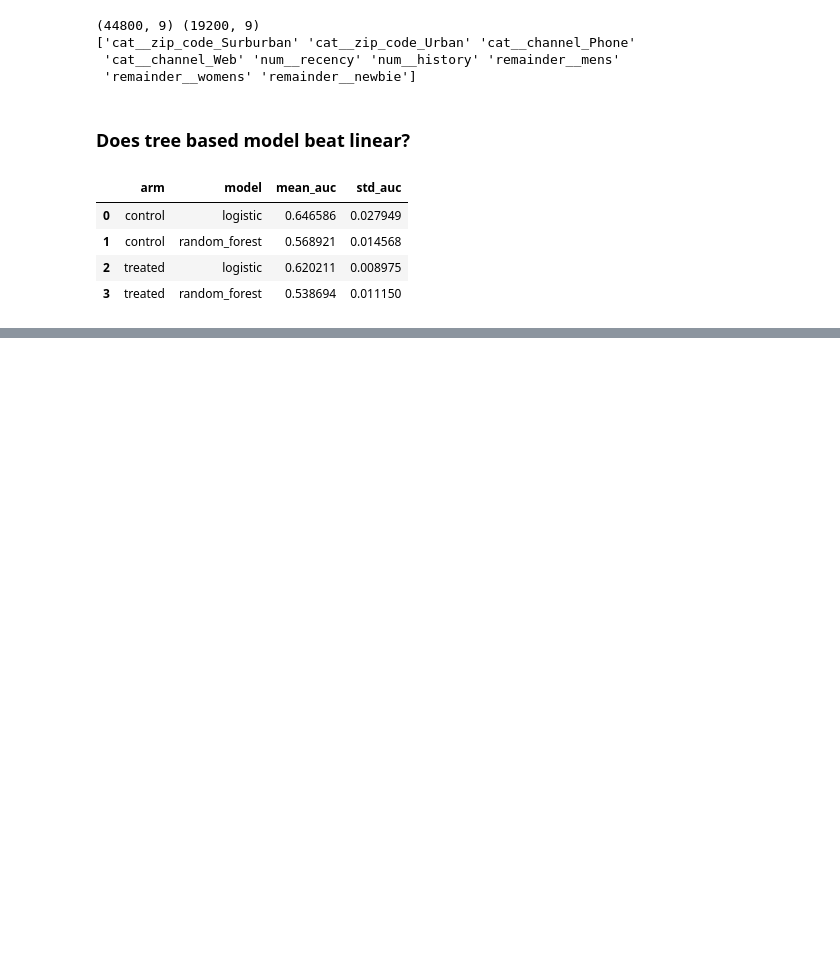
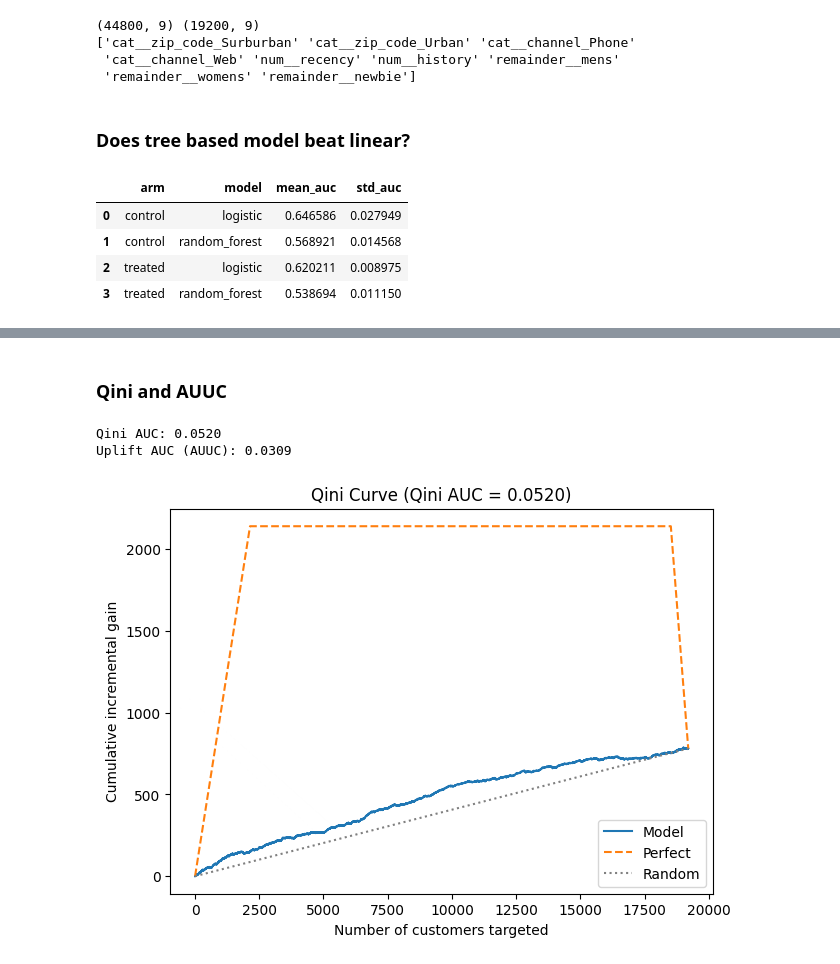
Before and after one commit to ChunLiuNY/hillstrom-uplift-model, a Jupyter notebook: uplift_modeling.ipynb, the cells around one changed output, grey strips where cells are left out. Cells and saved outputs as stored; diff of their text form; code cells hidden in the pictures; blank space fills up the shorter version.

Commit message:
uplift modeling code

```diff
--- a/uplift_modeling.ipynb
+++ b/uplift_modeling.ipynb
@@ -436,0 +464,8 @@ pd.DataFrame(results)
+# %%
+# score every test-set customer with BOTH arm models
+mu1_test = models['treated'].predict_proba(X_test)[:, 1]
+mu0_test = models['control'].predict_proba(X_test)[:, 1]
+
+uplift_test = mu1_test - mu0_test
+
+pd.Series(uplift_test).describe()
@@ -436,0 +482,30 @@ pd.DataFrame(results)
+# %% [markdown]
+### Qini and AUUC
+# %%
+from sklift.metrics import qini_auc_score, uplift_auc_score, qini_curve, perfect_qini_curve
+import matplotlib.pyplot as plt
+
+# scores
+qini_score = qini_auc_score(y_true=y_test, uplift=uplift_test, treatment=treatment_test)
+auuc_score = uplift_auc_score(y_true=y_test, uplift=uplift_test, treatment=treatment_test)
+
+print(f"Qini AUC: {qini_score:.4f}")
+print(f"Uplift AUC (AUUC): {auuc_score:.4f}")
+
+# curve data (avoids sklift.viz, which is broken under this sklearn version)
+x_qini, y_qini = qini_curve(y_true=y_test, uplift=uplift_test, treatment=treatment_test)
+x_perfect, y_perfect = perfect_qini_curve(y_true=y_test, treatment=treatment_test)
+
+plt.figure(figsize=(7, 5))
+plt.plot(x_qini, y_qini, label='Model')
+plt.plot(x_perfect, y_perfect, label='Perfect', linestyle='--')
+plt.plot([0, x_qini[-1]], [0, y_qini[-1]], label='Random', linestyle=':', color='gray')
+plt.xlabel('Number of customers targeted')
+plt.ylabel('Cumulative incremental gain')
+plt.title(f'Qini Curve (Qini AUC = {qini_score:.4f})')
+plt.legend()
+plt.show()
+# %% [output]
+Qini AUC: 0.0520
+Uplift AUC (AUUC): 0.0309
+[figure, added]
```
Also changed, not shown: parts of 13 cells of this notebook.
